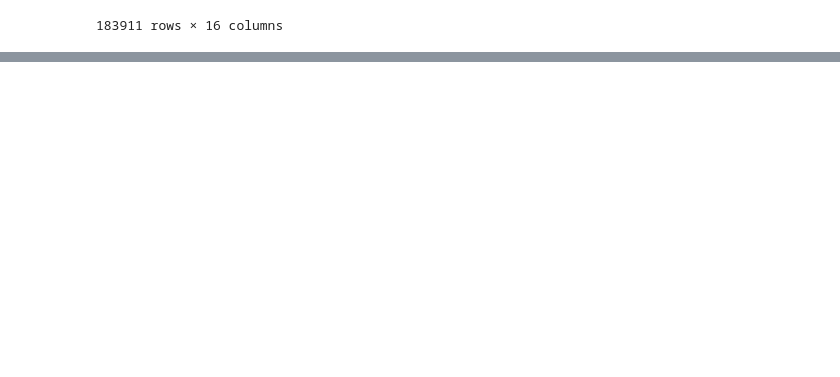
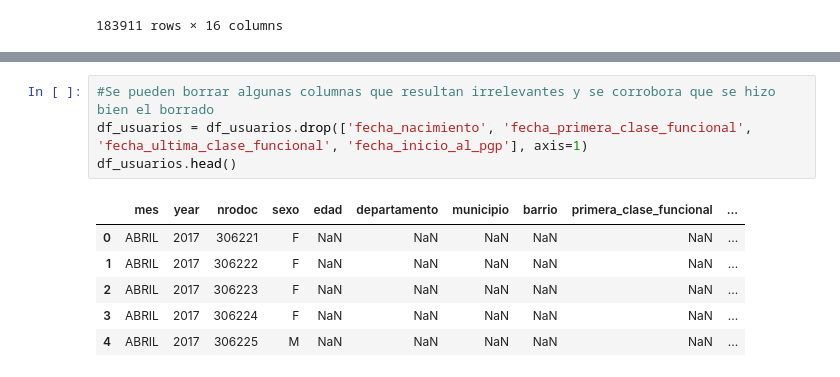
Before and after one commit to danielmancovidales/Aplicaciones-en-salud, a Jupyter notebook: prepro_usuarios.ipynb, the cells around one changed output, grey strips where cells are left out. Saved outputs shown, nothing was run; the diff lists cells and outputs as text; blank space fills up the shorter version.

```diff
--- a/prepro_usuarios.ipynb
+++ b/prepro_usuarios.ipynb
@@ -33,0 +103,11 @@ df_usuarios
+# %%
+#Se pueden borrar algunas columnas que resultan irrelevantes y se corrobora que se hizo bien el borrado
+df_usuarios = df_usuarios.drop(['fecha_nacimiento', 'fecha_primera_clase_funcional', 'fecha_ultima_clase_funcional', 'fecha_inicio_al_pgp'], axis=1)
+df_usuarios.head()
+# %% [output]
+|  | mes | year | nrodoc | sexo | edad | departamento | municipio | barrio | primera_clase_funcional | ... |
+| 0 | ABRIL | 2017 | 306221 | F | NaN | NaN | NaN | NaN | NaN | ... |
+| 1 | ABRIL | 2017 | 306222 | F | NaN | NaN | NaN | NaN | NaN | ... |
+| 2 | ABRIL | 2017 | 306223 | F | NaN | NaN | NaN | NaN | NaN | ... |
+| 3 | ABRIL | 2017 | 306224 | F | NaN | NaN | NaN | NaN | NaN | ... |
+| 4 | ABRIL | 2017 | 306225 | M | NaN | NaN | NaN | NaN | NaN | ... |
```
Also changed, not shown: parts of 45 cells of this notebook.
